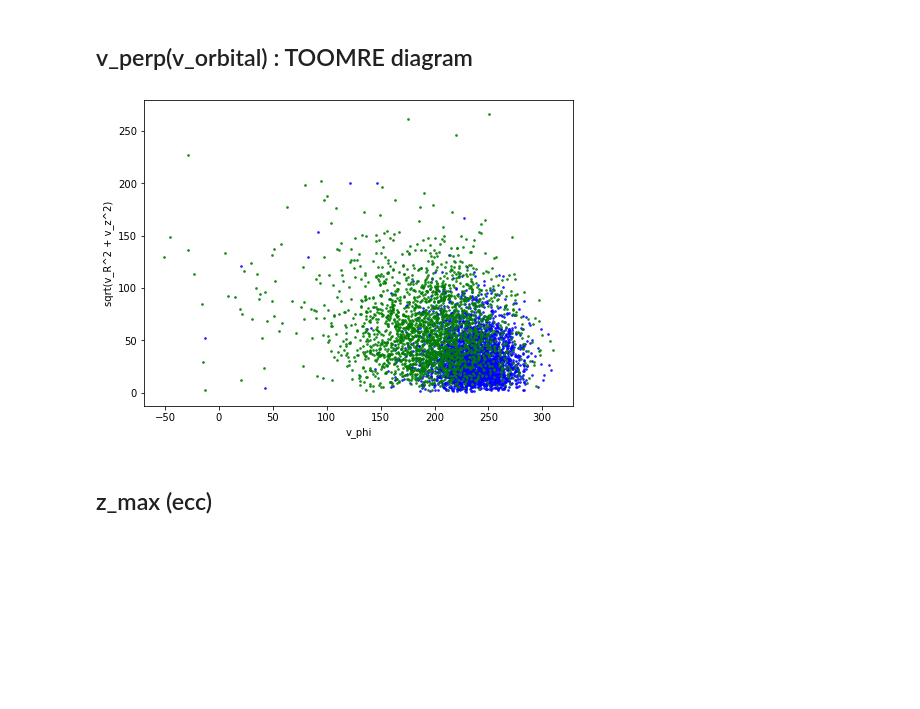
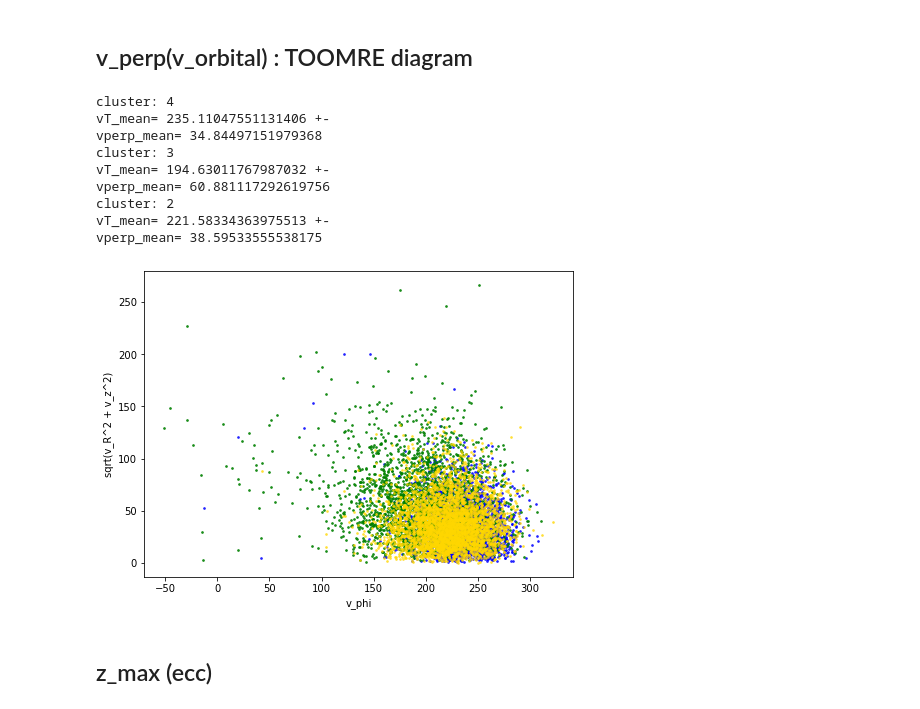
Before and after one commit to aleixcb/tfg_galah, a Jupyter notebook: py/XD aplicat a RC.ipynb, the cells around one changed output. Saved outputs shown, nothing was run; the diff lists cells and outputs as text; code cells hidden in the pictures; blank space fills up the shorter version.

```diff
--- a/py/XD aplicat a RC.ipynb
+++ b/py/XD aplicat a RC.ipynb
@@ -413,7 +433,7 @@ fig.subplots_adjust(left=0.1, right=0.95,
 plt.xlabel("R_Rzphi")
 plt.ylabel("z_Rzphi")
 
-for ii in [3,4,2,0,1]:
+for ii in [3,2]:
     plt.scatter(galah_rc.data["R_Rzphi"][maxprob_per_star==ii], galah_rc.data["z_Rzphi"][maxprob_per_star==ii],
                 color=ck[ii], s=3, alpha=1-clf.alpha[ii])
 # %% [output]
@@ -496,20 +516,43 @@ n_4:  2909 stars
 # %% [markdown]
 ## v_perp(v_orbital) : TOOMRE diagram
 # %%
+ck = ["k", "r", "gold", "g", "b",
+          "orange", "cyan", "lime", "m", "yellow",
+          "indianred", "hotpink", "peru", "cornflowerblue", "olivedrab",
+          "grey", "turquoise", "lightpink", "navy", "khaki",
+          "darkgreen", "crimson", "deepskyblue", "sandybrown", "limegreen",
+          "deeppink", "dodgerblue", "rebeccapurple", "teal", "magenta"]
+
 fig = plt.figure(figsize=(7,5))
 fig.subplots_adjust(left=0.1, right=0.95,
                     bottom=0.1, top=0.95,
                     wspace=0.02, hspace=0.02)
 plt.xlabel("v_phi")
 plt.ylabel("sqrt(v_R^2 + v_z^2)")
-for ii in [4,3]:
+for ii in [4,3,2]:
     X = galah_rc.data['vT_Rzphi'][maxprob_per_star==ii]
     Y = np.sqrt(((galah_rc.data['vR_Rzphi'][maxprob_per_star==ii])**2) + ((galah_rc.data['vz_Rzphi'][maxprob_per_star==ii])**2))
+    #X_err = galah_rc.data['e_vT_Rzphi'][maxprob_per_star==ii]
 
     plt.scatter(X,Y,    color=ck[ii], s=3, alpha=1-clf.alpha[ii])
+
+    vT_mean = np.mean(X)
+    vperp_mean = np.mean(Y)
+    print('cluster:',ii)
+    print('vT_mean=',vT_mean,'+-')
+    print('vperp_mean=',vperp_mean)
 plt.savefig("../im/final_im/toomre.png", dpi=200)
 # %% [output]
+cluster: 4
+vT_mean= 235.11047551131406 +-
+vperp_mean= 34.84497151979368
+cluster: 3
+vT_mean= 194.63011767987032 +-
+vperp_mean= 60.881117292619756
+cluster: 2
+vT_mean= 221.58334363975513 +-
+vperp_mean= 38.59533555538175
-[figure, old version]
+[figure, new version]
 # %% [markdown]
 ## z_max (ecc)
 # %%
```
Also changed, not shown: parts of 6 cells of this notebook, 8 other files.
